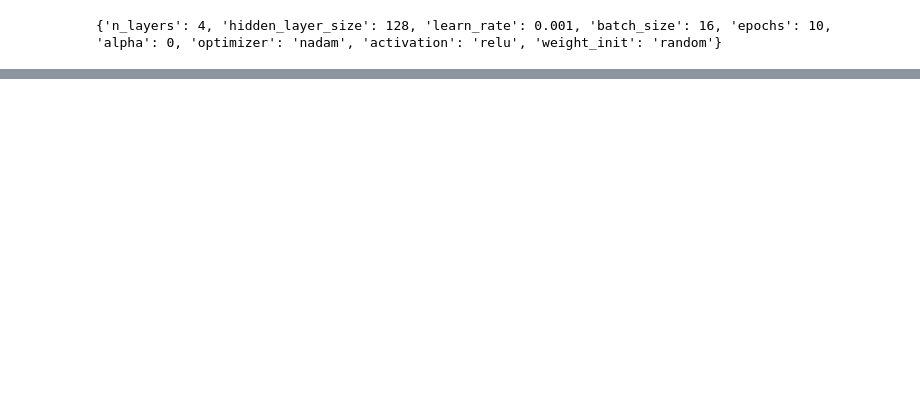
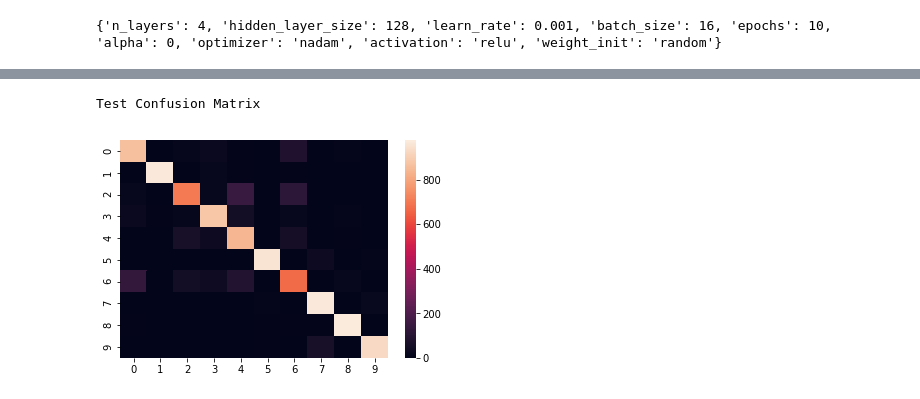
Before and after one commit to neilghosh2000/CS6910_Assignment1, a Jupyter notebook: CS6910_Assignment_1.ipynb, the cells around one changed output, grey strips where cells are left out. Cells and saved outputs as stored; diff of their text form; code cells hidden in the pictures; blank space fills up the shorter version.

```diff
--- a/CS6910_Assignment_1.ipynb
+++ b/CS6910_Assignment_1.ipynb
@@ -692,0 +726,7 @@ val_loss
+# %%
+print('Test Confusion Matrix\n')
+ax_test = sns.heatmap(cm_test)
+wandb.log({"Confusion Matrix Test": wandb.Image(ax_test)})
+# %% [output]
+Test Confusion Matrix
+[figure, added]
```
Also changed, not shown: parts of 34 cells of this notebook.
